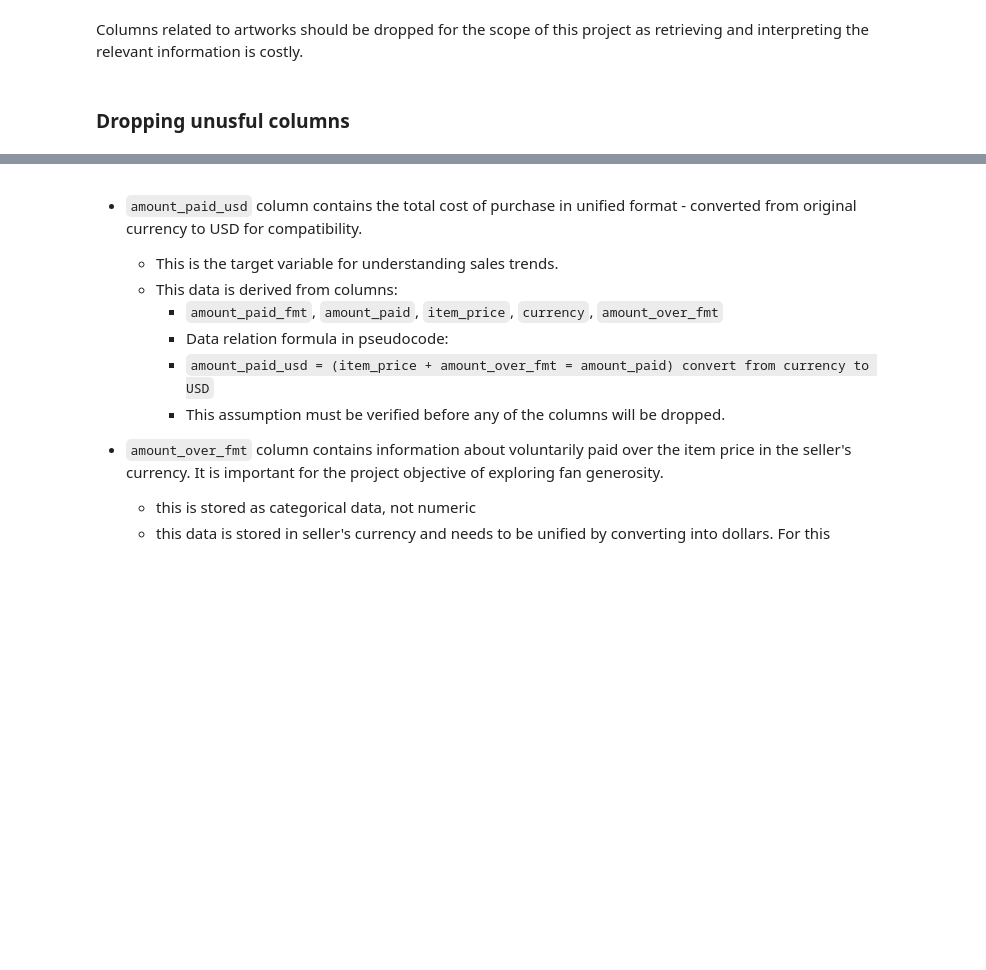
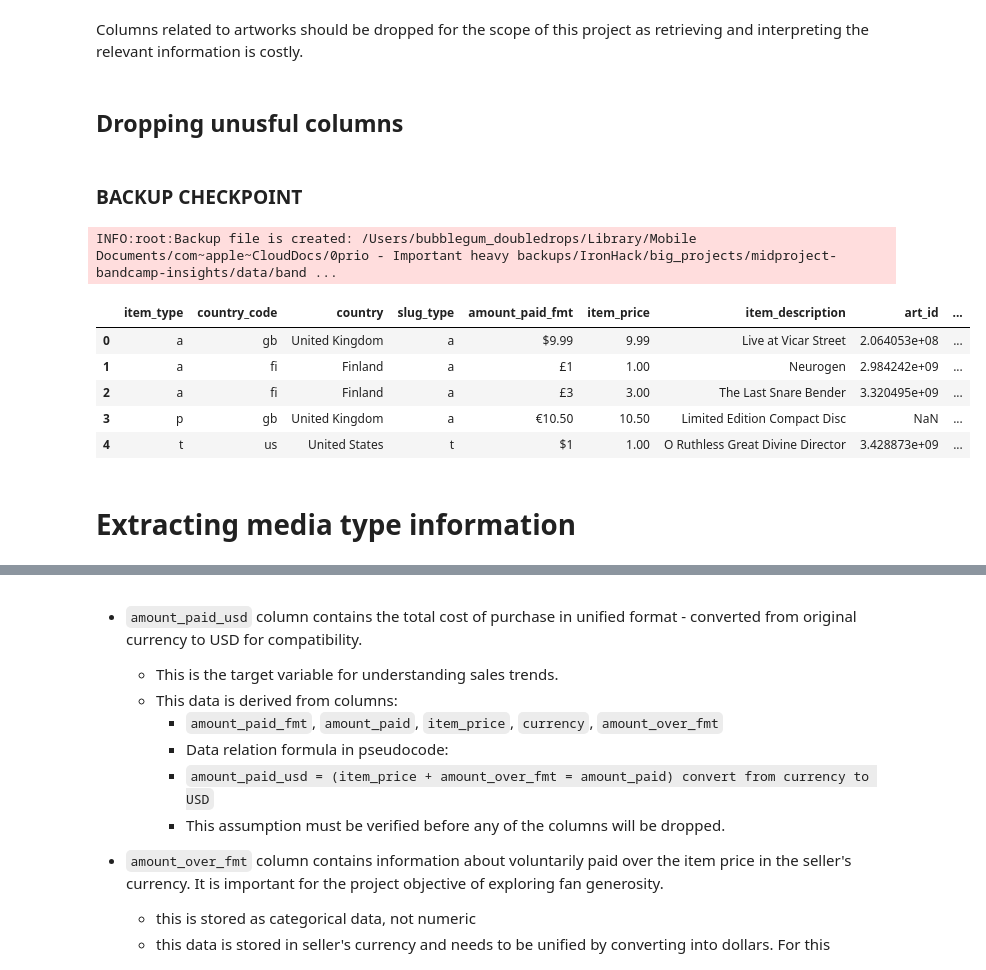
Before and after one commit to Funnear/midproject-bandcamp-insights, a Jupyter notebook: notebooks/2-1_EDA.ipynb, the cells around one changed output, grey strips where cells are left out. Drawn from its saved outputs; the diff is of its cells as text; code cells hidden in the pictures; blank space fills up the shorter version.

```diff
--- a/notebooks/2-1_EDA.ipynb
+++ b/notebooks/2-1_EDA.ipynb
@@ -243,4 +276,27 @@ columns_to_drop += ['package_image_id', 'art_url', 'url']
 # %% [markdown]
-### Dropping unusful columns
+## Dropping unusful columns
 # %%
 df.drop(columns=columns_to_drop, inplace=True)
+# %% [markdown]
+### BACKUP CHECKPOINT
+# %%
+# save backup
+df_filename = 'bandcamp-sales-v01-eda'
+fl.save_df_pickle(df, df_filename)
+# %% [output]
+INFO:root:Backup file is created: /Users/bubblegum_doubledrops/Library/Mobile Documents/com~apple~CloudDocs/0prio - Important heavy backups/IronHack/big_projects/midproject-bandcamp-insights/data/band ...
+# %%
+# restore backup
+df_filename = 'bandcamp-sales-v01-eda'
+data = fl.read_df_pickle(df_filename)
+df = data.copy()
+df.head(5)
+# %% [output]
+|  | item_type | country_code | country | slug_type | amount_paid_fmt | item_price | item_description | art_id | ... |
+| 0 | a | gb | United Kingdom | a | $9.99 | 9.99 | Live at Vicar Street | 2.064053e+08 | ... |
+| 1 | a | fi | Finland | a | £1 | 1.00 | Neurogen | 2.984242e+09 | ... |
+| 2 | a | fi | Finland | a | £3 | 3.00 | The Last Snare Bender | 3.320495e+09 | ... |
+| 3 | p | gb | United Kingdom | a | €10.50 | 10.50 | Limited Edition Compact Disc | NaN | ... |
+| 4 | t | us | United States | t | $1 | 1.00 | O Ruthless Great Divine Director | 3.428873e+09 | ... |
+# %% [markdown]
+# Extracting media type information
```
Also changed, not shown: parts of 137 cells of this notebook.
